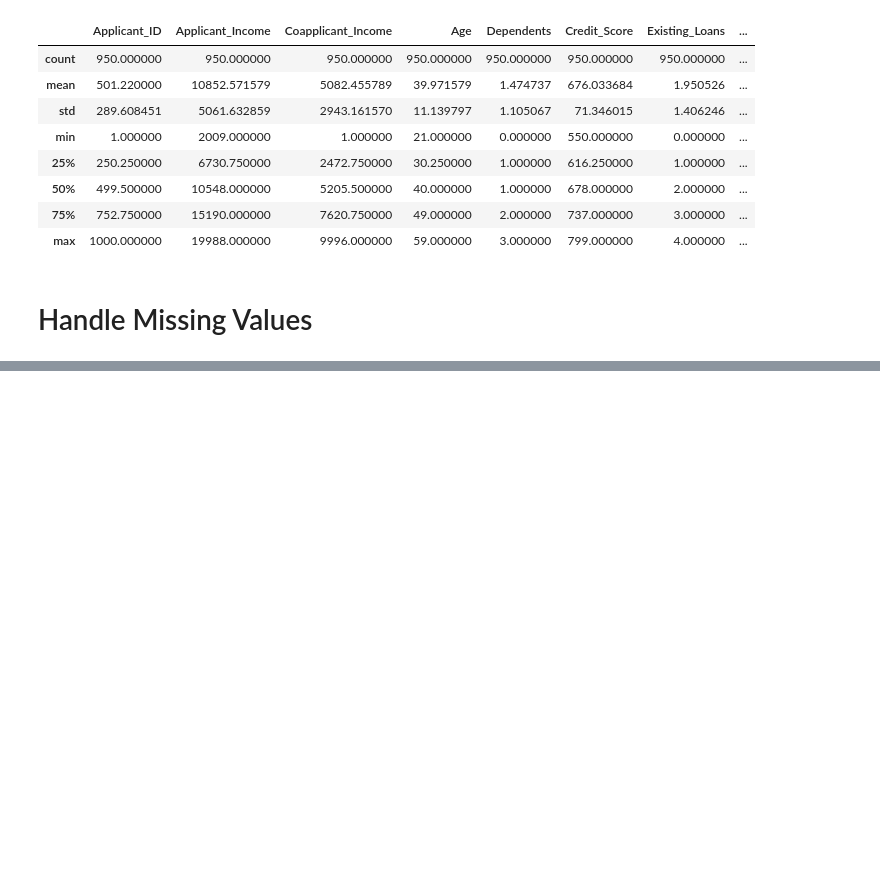
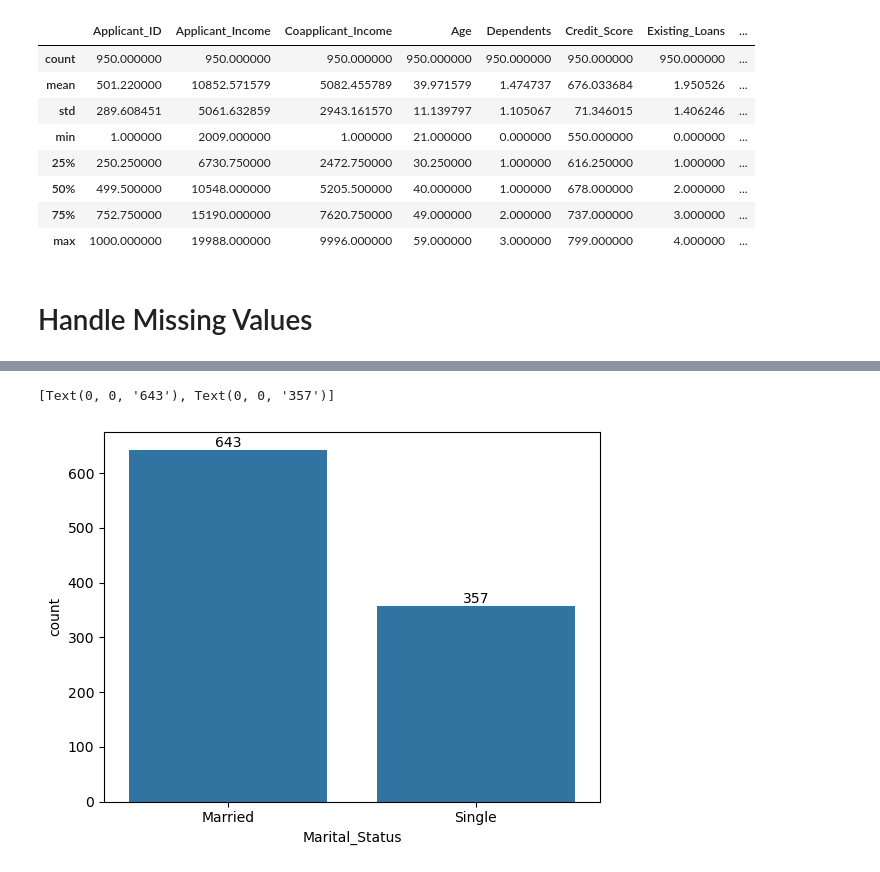
Before and after one commit to 13NILAY/CreditWise_Loan_System, a Jupyter notebook: CreditWise.ipynb, the cells around one changed output, grey strips where cells are left out. Drawn from its saved outputs; the diff is of its cells as text; code cells hidden in the pictures; blank space fills up the shorter version.

```diff
--- a/CreditWise.ipynb
+++ b/CreditWise.ipynb
@@ -67,0 +129,7 @@ InvalidParameterError: The 'strategy' parameter of SimpleImputer must be a str a
+# %%
+mart_cnt = df["Marital_Status"].value_counts()
+ax = sns.barplot(mart_cnt)
+ax.bar_label(ax.containers[0])
+# %% [output]
+[Text(0, 0, '643'), Text(0, 0, '357')]
+[figure, added]
```
Also changed, not shown: parts of 16 cells of this notebook, 1 other file.
